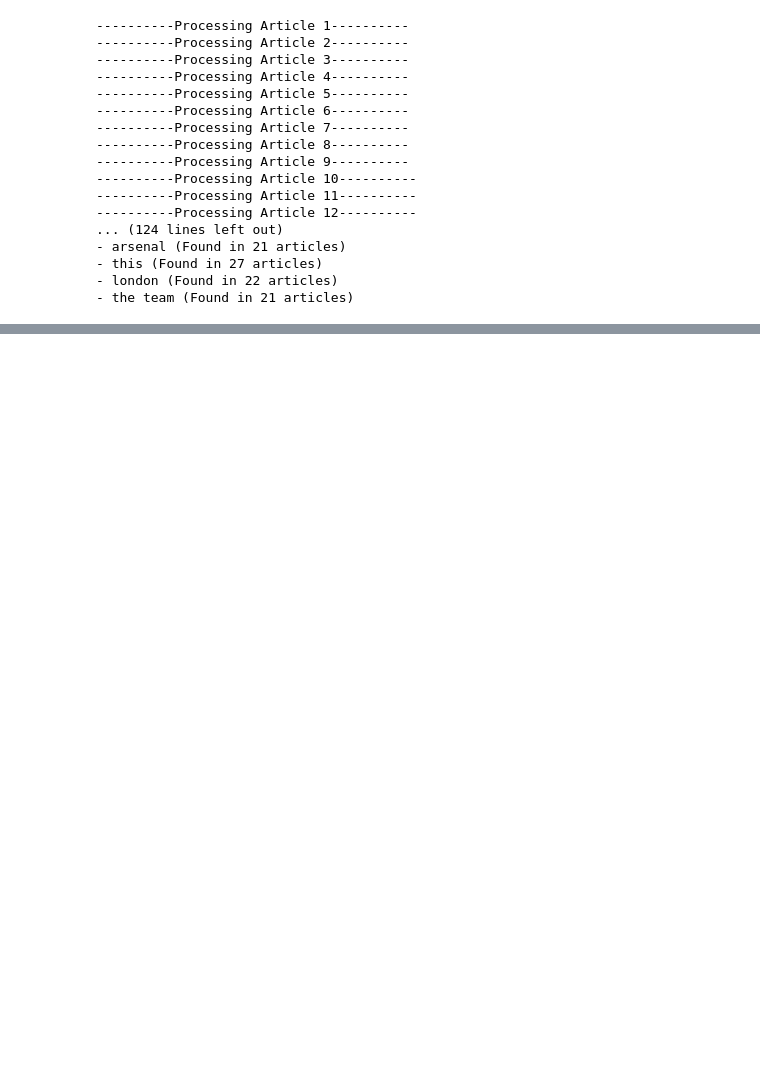
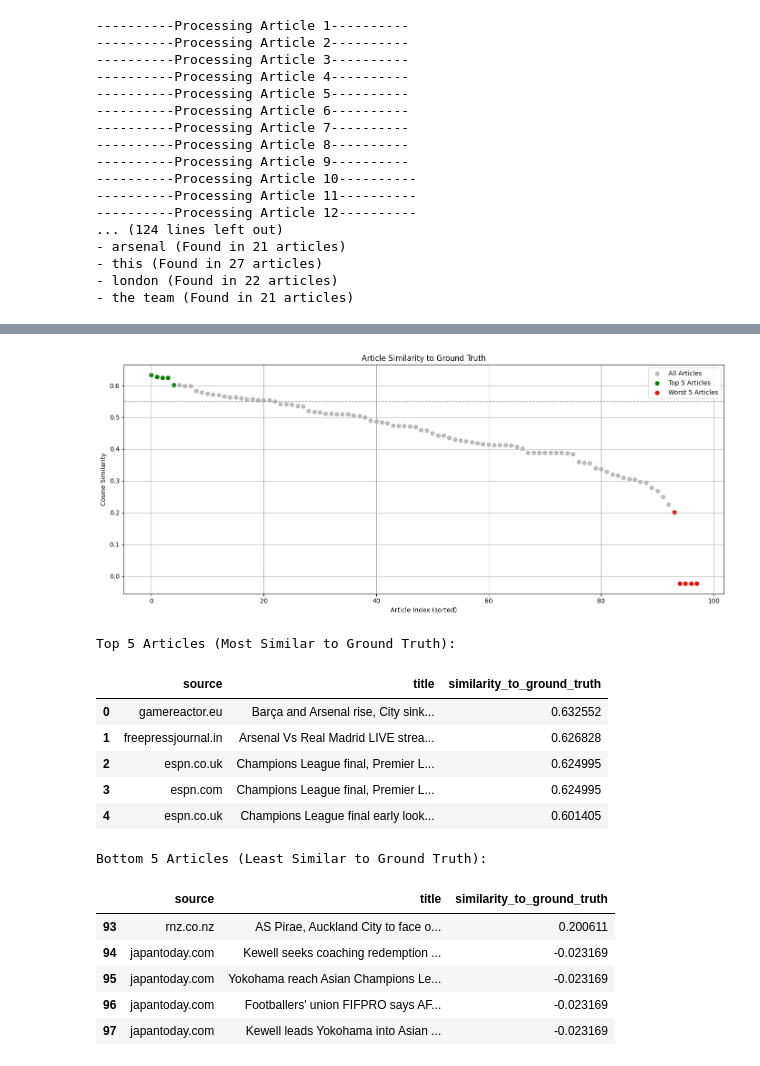
Before and after one commit to rvallesmar/hard_truth, a Jupyter notebook: model.ipynb, the cells around one changed output, grey strips where cells are left out. Drawn from its saved outputs; the diff is of its cells as text; code cells hidden in the pictures; blank space fills up the shorter version.

Commit message:
added chart to report

```diff
--- a/model.ipynb
+++ b/model.ipynb
@@ -150,0 +255,54 @@ np.float64(0.41755040577605784)
+# %%
+import matplotlib.pyplot as plt
+import pandas as pd
+
+# Sort and classify
+df_sorted = df_scored.sort_values('similarity_to_ground_truth', ascending=False).reset_index(drop=True)
+outlier_threshold = 0.55
+outliers = df_sorted[df_sorted['similarity_to_ground_truth'] < outlier_threshold]
+core_articles = df_sorted[df_sorted['similarity_to_ground_truth'] >= outlier_threshold]
+
+# Identify top and worst 5
+top5 = df_sorted.head(5).copy()
+worst5 = df_sorted.tail(5).copy()
+
+# Plot
+plt.figure(figsize=(14, 6))
+plt.scatter(df_sorted.index, df_sorted['similarity_to_ground_truth'], color='gray', alpha=0.5, label='All Articles')
+plt.scatter(top5.index, top5['similarity_to_ground_truth'], color='green', label='Top 5 Articles')
+plt.scatter(worst5.index, worst5['similarity_to_ground_truth'], color='red', label='Worst 5 Articles')
+
+# Threshold line
+plt.axhline(y=outlier_threshold, color='gray', linestyle='--', linewidth=1)
+
+# Labels and legend
+plt.title("Article Similarity to Ground Truth")
+plt.xlabel("Article Index (sorted)")
+plt.ylabel("Cosine Similarity")
+plt.legend()
+plt.grid(True)
+plt.tight_layout()
+plt.show()
+
+# Display summary tables
+print("Top 5 Articles (Most Similar to Ground Truth):")
+display(top5[['source', 'title', 'similarity_to_ground_truth']])
+
+print("Bottom 5 Articles (Least Similar to Ground Truth):")
+display(worst5[['source', 'title', 'similarity_to_ground_truth']])
+# %% [output]
+[figure, added]
+Top 5 Articles (Most Similar to Ground Truth):
+|  | source | title | similarity_to_ground_truth |
+| 0 | gamereactor.eu | Barça and Arsenal rise, City sink... | 0.632552 |
+| 1 | freepressjournal.in | Arsenal Vs Real Madrid LIVE strea... | 0.626828 |
+| 2 | espn.co.uk | Champions League final, Premier L... | 0.624995 |
+| 3 | espn.com | Champions League final, Premier L... | 0.624995 |
+| 4 | espn.co.uk | Champions League final early look... | 0.601405 |
+Bottom 5 Articles (Least Similar to Ground Truth):
+|  | source | title | similarity_to_ground_truth |
+| 93 | rnz.co.nz | AS Pirae, Auckland City to face o... | 0.200611 |
+| 94 | japantoday.com | Kewell seeks coaching redemption ... | -0.023169 |
+| 95 | japantoday.com | Yokohama reach Asian Champions Le... | -0.023169 |
+| 96 | japantoday.com | Footballers' union FIFPRO says AF... | -0.023169 |
+| 97 | japantoday.com | Kewell leads Yokohama into Asian ... | -0.023169 |
```
Also changed, not shown: parts of 13 cells of this notebook, 2 other files.
